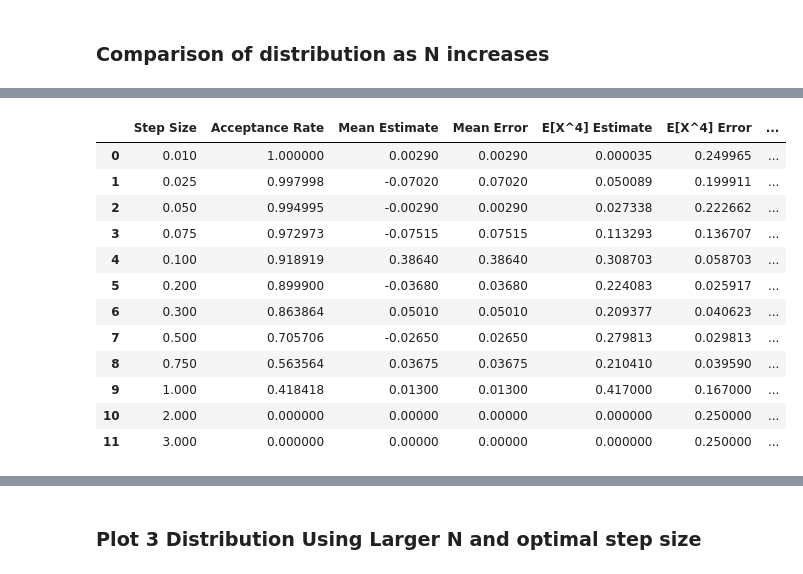
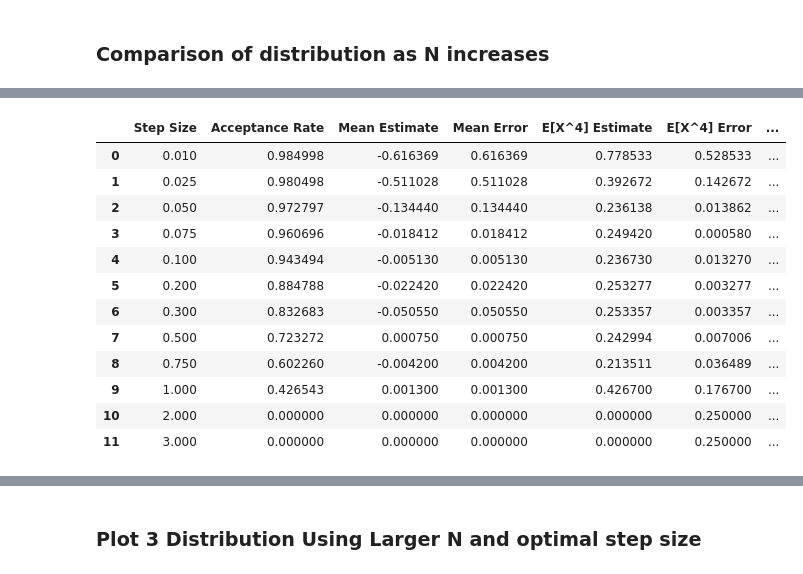
Before and after one commit to wakeupat4am/MATH4010--Advanced-Prob-Stat----Final-Project, a Jupyter notebook: Problem & Visualization/Problem 2/Problem_2.ipynb, the cells around one changed output, grey strips where cells are left out. Cells and saved outputs as stored; diff of their text form; code cells hidden in the pictures.

```diff
--- a/Problem & Visualization/Problem 2/Problem_2.ipynb
+++ b/Problem & Visualization/Problem 2/Problem_2.ipynb
@@ -634,7 +659,7 @@ plt.show()
 import contextlib
 import io
 
-N = 1000
+N = 10000
 INITIAL_X = 0.0
 
 # Try different fixed random-walk step sizes
@@ -643,32 +668,6 @@ RW_STEP_VALUES = [
     0.1, 0.2, 0.3, 0.5,
     0.75, 1.0, 2.0, 3.0
 ]
-
-ERROR_BINS = 80
-ERROR_RANGE = (-3, 3)
-
-
-def distribution_l1_error(samples, bins=ERROR_BINS, x_range=ERROR_RANGE):
-    """
-    Measures how close the sampled histogram is to the true density.
-    Smaller value means better convergence.
-    """
-
-    hist_density, bin_edges = np.histogram(
-        samples,
-        bins=bins,
-        range=x_range,
-        density=True
-    )
-
-    bin_centers = 0.5 * (bin_edges[:-1] + bin_edges[1:])
-    dx = bin_edges[1] - bin_edges[0]
-
-    true_vals = target_fn(bin_centers, Z)
-
-    l1_error = np.sum(np.abs(hist_density - true_vals)) * dx
-
-    return l1_error
 
 
 rw_step_results = []
@@ -681,45 +680,45 @@ for step in RW_STEP_VALUES:
             dist="rw",
             num_samples=N,
             initial_x=INITIAL_X,
             z=Z,
             step_size=step
         )
 
     mean_estimate = np.mean(samples_rw)
     fourth_moment_estimate = np.mean(samples_rw**4)
 
     mean_error = abs(mean_estimate - 0)
     fourth_moment_error = abs(fourth_moment_estimate - 0.25)
     dist_error = distribution_l1_error(samples_rw)
 
     rw_step_results.append({
         "Step Size": step,
         "Acceptance Rate": acc_rw,
         "Mean Estimate": mean_estimate,
         "Mean Error": mean_error,
         "E[X^4] Estimate": fourth_moment_estimate,
         "E[X^4] Error": fourth_moment_error,
         "Distribution Error": dist_error
     })
 
 
 rw_step_df = pd.DataFrame(rw_step_results)
 
 rw_step_df
 # %% [output]
 |  | Step Size | Acceptance Rate | Mean Estimate | Mean Error | E[X^4] Estimate | E[X^4] Error | ... |
-| 0 | 0.010 | 1.000000 | 0.00290 | 0.00290 | 0.000035 | 0.249965 | ... |
-| 1 | 0.025 | 0.997998 | -0.07020 | 0.07020 | 0.050089 | 0.199911 | ... |
-| 2 | 0.050 | 0.994995 | -0.00290 | 0.00290 | 0.027338 | 0.222662 | ... |
-| 3 | 0.075 | 0.972973 | -0.07515 | 0.07515 | 0.113293 | 0.136707 | ... |
-| 4 | 0.100 | 0.918919 | 0.38640 | 0.38640 | 0.308703 | 0.058703 | ... |
-| 5 | 0.200 | 0.899900 | -0.03680 | 0.03680 | 0.224083 | 0.025917 | ... |
-| 6 | 0.300 | 0.863864 | 0.05010 | 0.05010 | 0.209377 | 0.040623 | ... |
-| 7 | 0.500 | 0.705706 | -0.02650 | 0.02650 | 0.279813 | 0.029813 | ... |
-| 8 | 0.750 | 0.563564 | 0.03675 | 0.03675 | 0.210410 | 0.039590 | ... |
-| 9 | 1.000 | 0.418418 | 0.01300 | 0.01300 | 0.417000 | 0.167000 | ... |
-| 10 | 2.000 | 0.000000 | 0.00000 | 0.00000 | 0.000000 | 0.250000 | ... |
-| 11 | 3.000 | 0.000000 | 0.00000 | 0.00000 | 0.000000 | 0.250000 | ... |
+| 0 | 0.010 | 0.984998 | -0.616369 | 0.616369 | 0.778533 | 0.528533 | ... |
+| 1 | 0.025 | 0.980498 | -0.511028 | 0.511028 | 0.392672 | 0.142672 | ... |
+| 2 | 0.050 | 0.972797 | -0.134440 | 0.134440 | 0.236138 | 0.013862 | ... |
+| 3 | 0.075 | 0.960696 | -0.018412 | 0.018412 | 0.249420 | 0.000580 | ... |
+| 4 | 0.100 | 0.943494 | -0.005130 | 0.005130 | 0.236730 | 0.013270 | ... |
+| 5 | 0.200 | 0.884788 | -0.022420 | 0.022420 | 0.253277 | 0.003277 | ... |
+| 6 | 0.300 | 0.832683 | -0.050550 | 0.050550 | 0.253357 | 0.003357 | ... |
+| 7 | 0.500 | 0.723272 | 0.000750 | 0.000750 | 0.242994 | 0.007006 | ... |
+| 8 | 0.750 | 0.602260 | -0.004200 | 0.004200 | 0.213511 | 0.036489 | ... |
+| 9 | 1.000 | 0.426543 | 0.001300 | 0.001300 | 0.426700 | 0.176700 | ... |
+| 10 | 2.000 | 0.000000 | 0.000000 | 0.000000 | 0.000000 | 0.250000 | ... |
+| 11 | 3.000 | 0.000000 | 0.000000 | 0.000000 | 0.000000 | 0.250000 | ... |
 # %%
 # ============================================================
 # Plot: Random Walk Step Size vs Distribution Error
```
Also changed, not shown: parts of 10 cells of this notebook, 10 other files.
